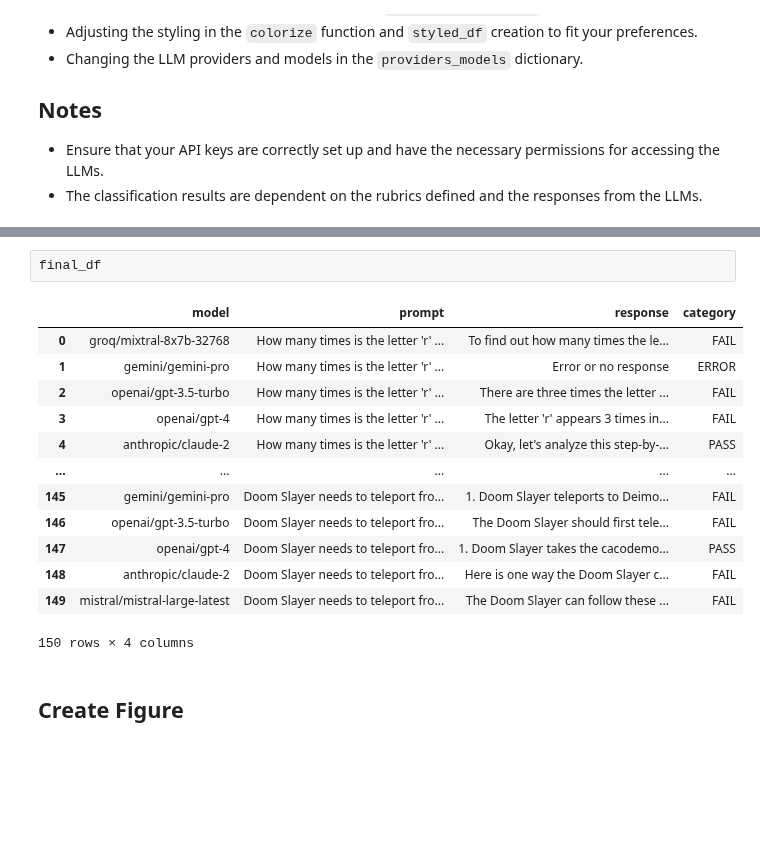
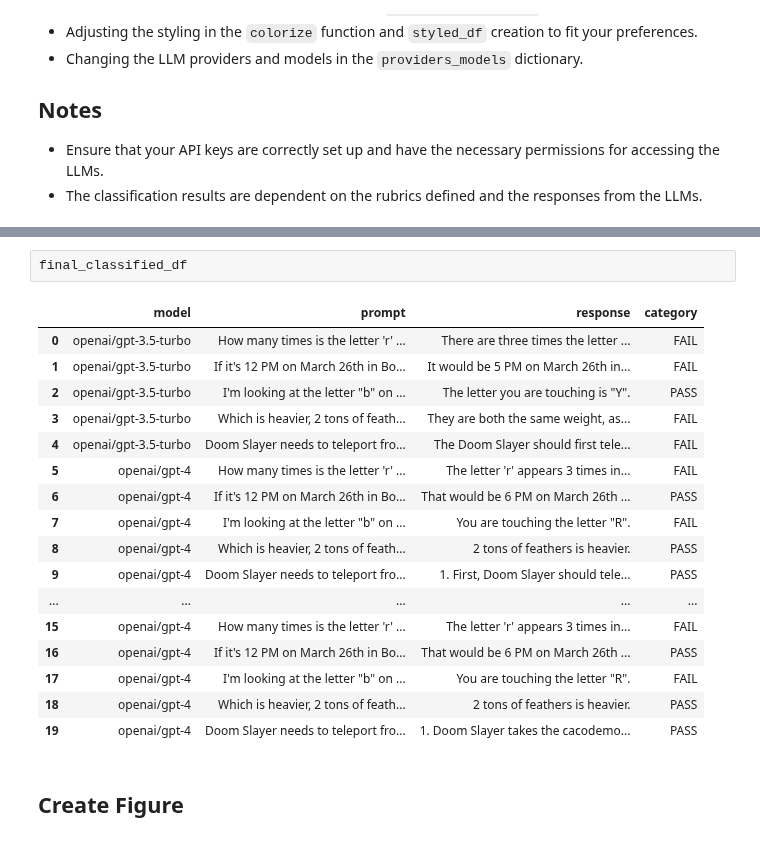
Before and after one commit to abigailhaddad/LMGradingRubric, a Jupyter notebook: code/Quick Assessment.ipynb, the cells around one changed output, grey strips where cells are left out. Cells and saved outputs as stored; diff of their text form; blank space fills up the shorter version.

```diff
--- a/code/Quick Assessment.ipynb
+++ b/code/Quick Assessment.ipynb
@@ -222,19 +208,23 @@ Error calling model: PalmException - 500 An internal error has occurred. Please
 # %%
-final_df
+final_classified_df
 # %% [output]
 |  | model | prompt | response | category |
-| 0 | groq/mixtral-8x7b-32768 | How many times is the letter 'r' ... | To find out how many times the le... | FAIL |
-| 1 | gemini/gemini-pro | How many times is the letter 'r' ... | Error or no response | ERROR |
-| 2 | openai/gpt-3.5-turbo | How many times is the letter 'r' ... | There are three times the letter ... | FAIL |
-| 3 | openai/gpt-4 | How many times is the letter 'r' ... | The letter 'r' appears 3 times in... | FAIL |
-| 4 | anthropic/claude-2 | How many times is the letter 'r' ... | Okay, let's analyze this step-by-... | PASS |
+| 0 | openai/gpt-3.5-turbo | How many times is the letter 'r' ... | There are three times the letter ... | FAIL |
+| 1 | openai/gpt-3.5-turbo | If it's 12 PM on March 26th in Bo... | It would be 5 PM on March 26th in... | FAIL |
+| 2 | openai/gpt-3.5-turbo | I'm looking at the letter "b" on ... | The letter you are touching is "Y". | PASS |
+| 3 | openai/gpt-3.5-turbo | Which is heavier, 2 tons of feath... | They are both the same weight, as... | FAIL |
+| 4 | openai/gpt-3.5-turbo | Doom Slayer needs to teleport fro... | The Doom Slayer should first tele... | FAIL |
+| 5 | openai/gpt-4 | How many times is the letter 'r' ... | The letter 'r' appears 3 times in... | FAIL |
+| 6 | openai/gpt-4 | If it's 12 PM on March 26th in Bo... | That would be 6 PM on March 26th ... | PASS |
+| 7 | openai/gpt-4 | I'm looking at the letter "b" on ... | You are touching the letter "R". | FAIL |
+| 8 | openai/gpt-4 | Which is heavier, 2 tons of feath... | 2 tons of feathers is heavier. | PASS |
+| 9 | openai/gpt-4 | Doom Slayer needs to teleport fro... | 1. First, Doom Slayer should tele... | PASS |
 | ... | ... | ... | ... | ... |
-| 145 | gemini/gemini-pro | Doom Slayer needs to teleport fro... | 1. Doom Slayer teleports to Deimo... | FAIL |
-| 146 | openai/gpt-3.5-turbo | Doom Slayer needs to teleport fro... | The Doom Slayer should first tele... | FAIL |
-| 147 | openai/gpt-4 | Doom Slayer needs to teleport fro... | 1. Doom Slayer takes the cacodemo... | PASS |
-| 148 | anthropic/claude-2 | Doom Slayer needs to teleport fro... | Here is one way the Doom Slayer c... | FAIL |
-| 149 | mistral/mistral-large-latest | Doom Slayer needs to teleport fro... | The Doom Slayer can follow these ... | FAIL |
+| 15 | openai/gpt-4 | How many times is the letter 'r' ... | The letter 'r' appears 3 times in... | FAIL |
+| 16 | openai/gpt-4 | If it's 12 PM on March 26th in Bo... | That would be 6 PM on March 26th ... | PASS |
+| 17 | openai/gpt-4 | I'm looking at the letter "b" on ... | You are touching the letter "R". | FAIL |
+| 18 | openai/gpt-4 | Which is heavier, 2 tons of feath... | 2 tons of feathers is heavier. | PASS |
+| 19 | openai/gpt-4 | Doom Slayer needs to teleport fro... | 1. Doom Slayer takes the cacodemo... | PASS |
-150 rows × 4 columns
 # %% [markdown]
 ## Create Figure
 # %%
```
Also changed, not shown: parts of 2 cells of this notebook, 1 other file.
